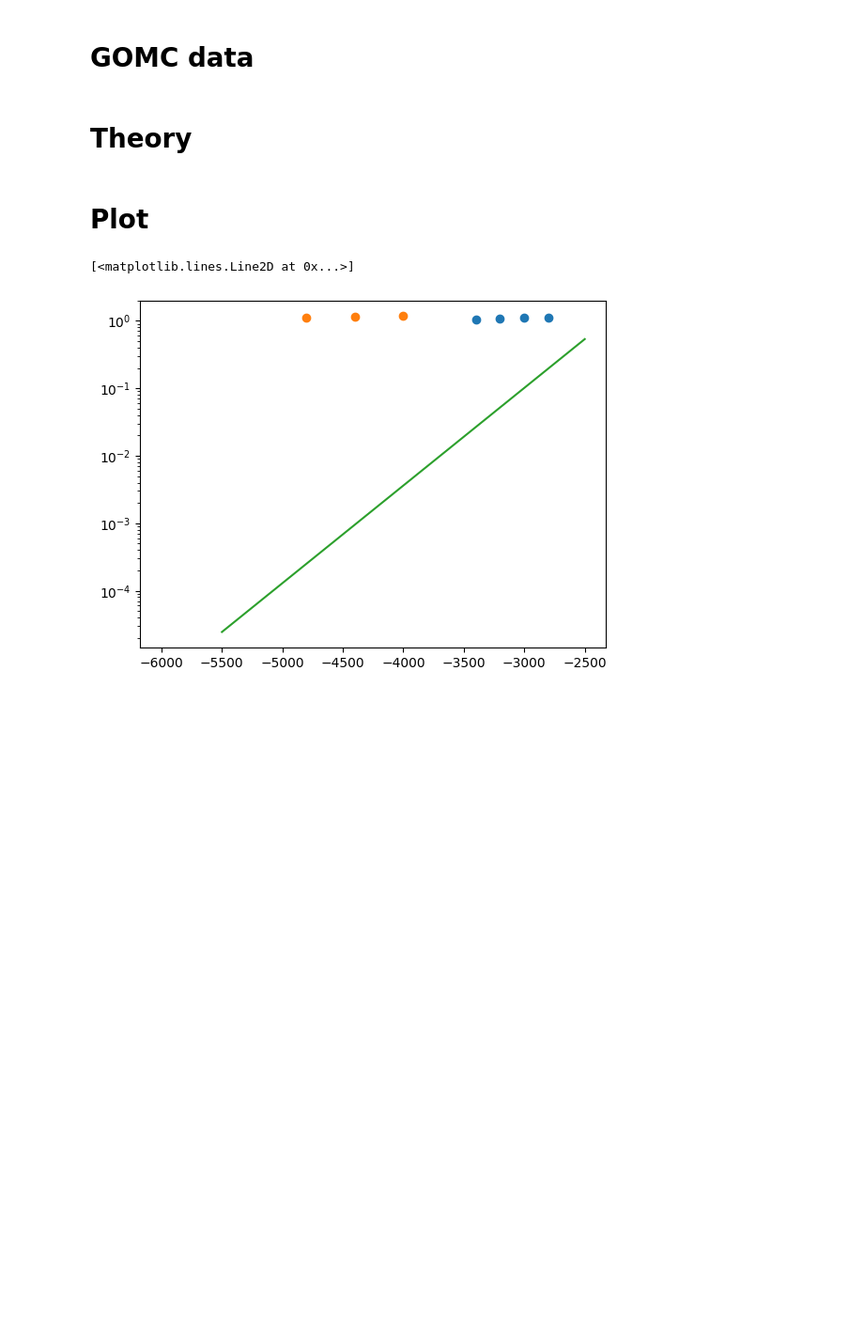
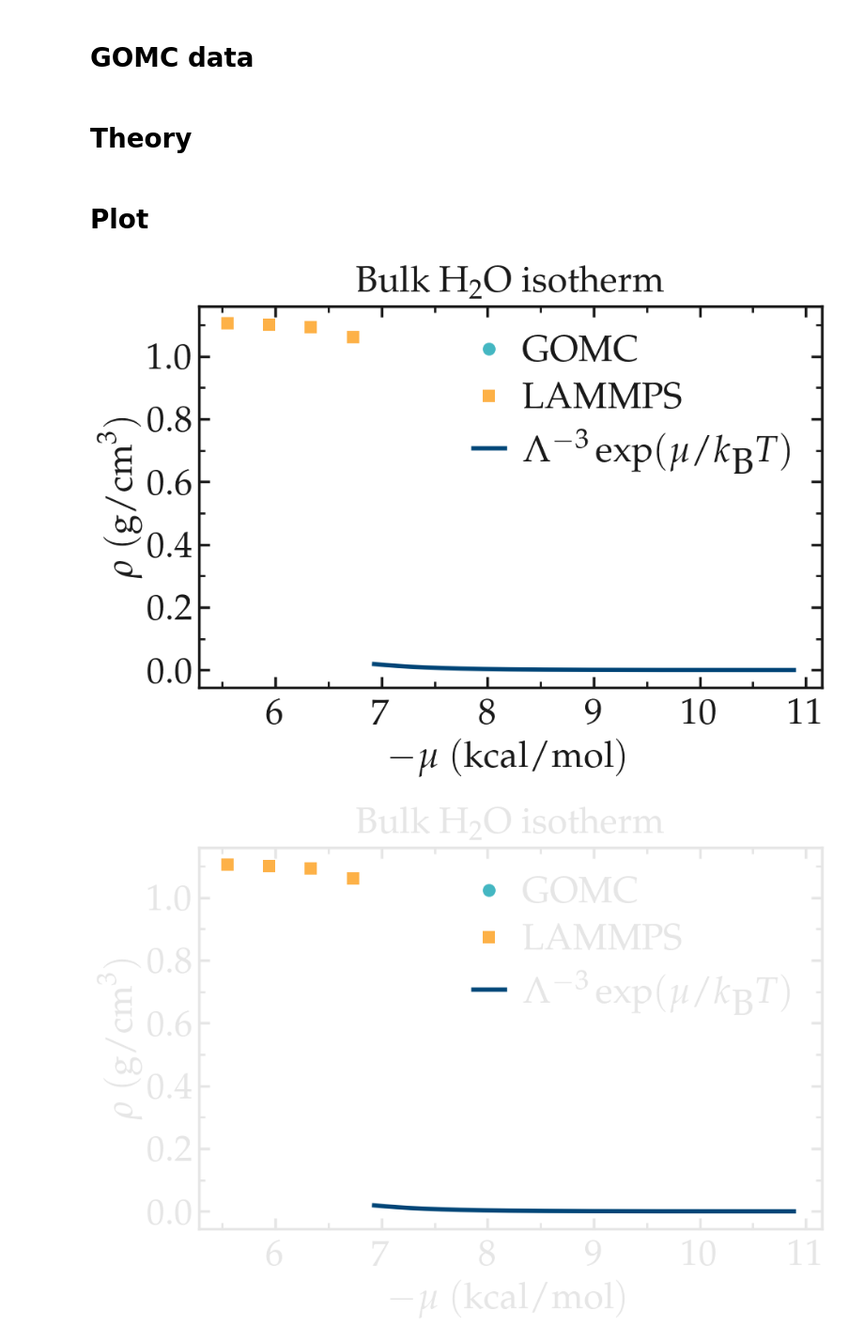
Before and after one commit to simongravelle/GOMC-inputs, a Jupyter notebook: bulk-phases/SPCE/plot-isotherm.ipynb, the cells around one changed output. Shown at 94% size. Drawn from its saved outputs; the diff is of its cells as text; code cells hidden in the pictures; blank space fills up the shorter version.

Commit message:
improved images

```diff
--- a/bulk-phases/SPCE/plot-isotherm.ipynb
+++ b/bulk-phases/SPCE/plot-isotherm.ipynb
@@ -8,7 +16,7 @@ T = 300 * ureg.kelvin
 kB =  1.380649e-23 * ureg.joule/ureg.kelvin # J/K
 Na = 6.022141e23/ureg.mol # mol-1
 h = 6.626e-34 * ureg.joule*ureg.second # Js
-mass_H2O_g_mol = 18 * ureg.gram/ureg.mol
+mass_H2O_g_mol = 18.015 * ureg.gram/ureg.mol
 mass_H2O = mass_H2O_g_mol / Na
 mass_H2O = mass_H2O.to_base_units()
 deBroglie_wavelength = np.sqrt(h**2/(2*np.pi*mass_H2O*kB*T)).to_base_units()
@@ -25,7 +33,7 @@ def fast_scandir(dirname):
         subfolders.extend(fast_scandir(dirname))
     return subfolders
 
-def measure_isotherm(dirs, atoms, data_type = "density"):
+def measure_isotherm(dirs, atoms = ["CO2"], data_type = "density"):
     out_data = []
     for dir in dirs:
         mean_out = 0
@@ -78,15 +86,43 @@ gomc_p_atm = measure_isotherm(gomc_dir, atoms = ["H", "O"], data_type = "pressur
 # %% [markdown]
 # Theory
 # %%
-mu_K = np.arange(2500, 5500)*ureg.kelvin
+mu_K = np.arange(3500, 5500)*ureg.kelvin
 rho_m3 = density_from_mu_id(mu_K, deBroglie_wavelength, kB, T) # per m3
 rho_g_cm3 = (rho_m3 * mass_H2O_g_mol / Na).to(ureg.gram/ureg.cm**3)
 # %% [markdown]
 # Plot
-# %%
-plt.semilogy(-lammps_mu_K.magnitude, lammps_rho_g_cm3.magnitude, 'o')
-plt.semilogy(-gomc_mu_K.magnitude, gomc_rho_g_cm3.magnitude, 'o')
-plt.semilogy(-mu_K.magnitude, rho_g_cm3.magnitude)
-# %% [output]
-[<matplotlib.lines.Line2D at 0x...>]
-[figure, removed]
+# %%
+for dark_mode in [False, True]:
+
+    # Initialise figure
+    myplt = PltTools()
+    myplt.prepare_figure(fig_size = (18,12), dark_mode = dark_mode,
+                         transparency = True, n_colone = 1)
+    # Panel 1
+    myplt.add_panel(panel_position = [0, 0])
+    myplt.add_plot(x = gomc_mu_K.magnitude*0.00198,
+                   y = gomc_rho_g_cm3.magnitude,
+                   #type = "semilogy",
+                   marker = "o", data_color = 0,
+                   markersize = 12, data_label = r"$\textrm{GOMC}$")
+    myplt.add_plot(x = lammps_mu_K.magnitude*0.00198,
+                   y = lammps_rho_g_cm3.magnitude,
+                   #type = "semilogy",
+                   marker = "s", data_color = 1,
+                   markersize = 12, data_label = r"$\textrm{LAMMPS}$")
+    myplt.add_plot(x = mu_K.magnitude*0.00198,
+                   y = rho_g_cm3.magnitude,
+                   #type = "semilogy",
+                   marker = "-", data_color = 2,
+                   data_label = r"$\Lambda^{-3} \exp(\mu/k_\textrm{B}T)$")
+    myplt.complete_panel(xlabel = r"$-\mu ~ (\textrm{kcal/mol})$",
+                         ylabel = r"$\rho ~ (\textrm{g/cm}^3)$",
+                         panel_title = r"$\textrm{Bulk H$_2$O isotherm}$",
+                         xpad = 10, legend=True)
+    #myplt.set_boundaries(x_boundaries = (5, 11), y_boundaries = (0, 0.6))
+    # Finish figure
+    # myplt.add_subplotlabels(type_label_panel = "a")
+    myplt.save_figure(filename = "H2O", saving_path = './')
+# %% [output]
+[figure, added]
+[figure, added]
```
Also changed, not shown: parts of 2 cells of this notebook, 3 other files.
